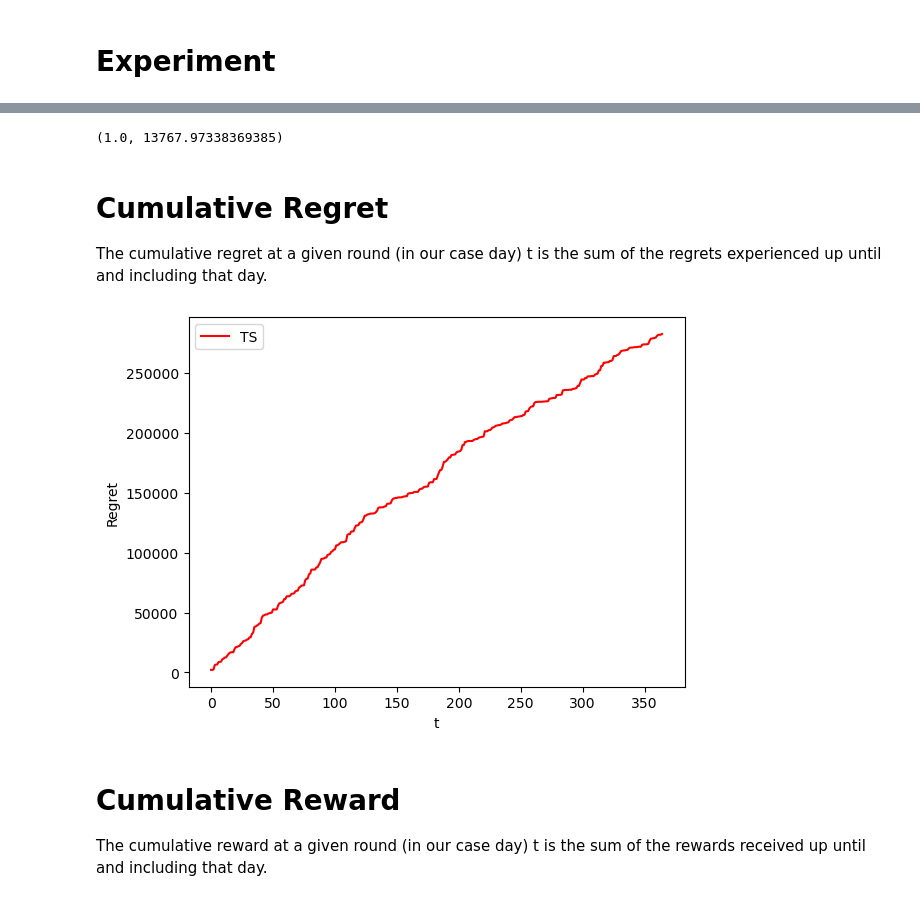
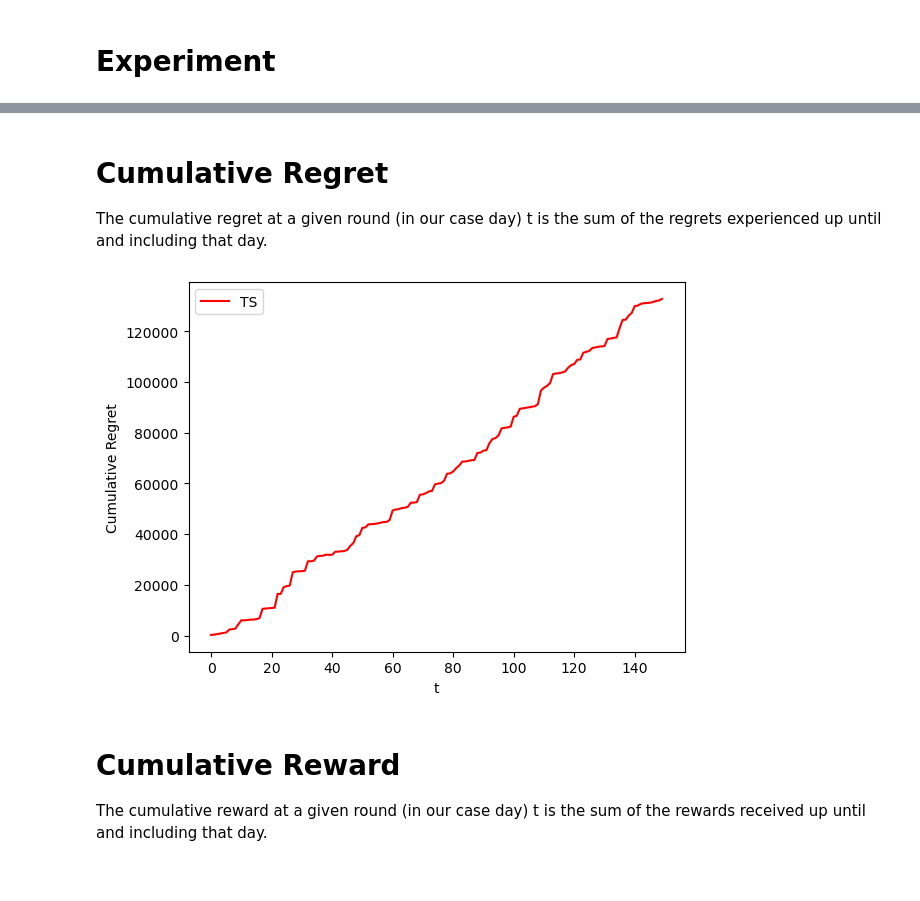
Before and after one commit to MatteoPancini/Online-Pricing-and-Advertising-Optimization-Project, a Jupyter notebook: Project-Pricing-Advertising-2022-2023/Advertising_Step2.ipynb, the cells around one changed output, grey strips where cells are left out. Drawn from its saved outputs; the diff is of its cells as text; code cells hidden in the pictures.

```diff
--- a/Project-Pricing-Advertising-2022-2023/Advertising_Step2.ipynb
+++ b/Project-Pricing-Advertising-2022-2023/Advertising_Step2.ipynb
@@ -25,7 +25,7 @@ user = UserClass(name='C1')
 #names = ['Young ', 'Old', 'Not Sporty', 'Sporty']
 
 price = 200
-T = 365
+T = 150
 n_experiments = 5
 
 gpts_rewards_per_experiment = []
@@ -93,19 +73,15 @@ array([13535.03523483, 13860.90950522, 13894.23205921,   333.86875078,
-# %%
-optimum_bid
-# %% [output]
-(1.0, 13767.97338369385)
 # %% [markdown]
 # Cumulative Regret
 The cumulative regret at a given round (in our case day) t is the sum of the regrets experienced up until and including that day.
 # %%
 plt.figure(0)
-plt.ylabel("Regret")
+plt.ylabel("Cumulative Regret")
 plt.xlabel("t")
 plt.plot(np.cumsum(np.mean(optimum_bid[1] - gpts_rewards_per_experiment, axis=0)), 'r')
 plt.legend(["TS"])
 plt.show()
 # %% [output]
-[figure, old version]
+[figure, new version]
 # %% [markdown]
 # Cumulative Reward
 
```
Also changed, not shown: parts of 8 cells of this notebook, 1 other file.
